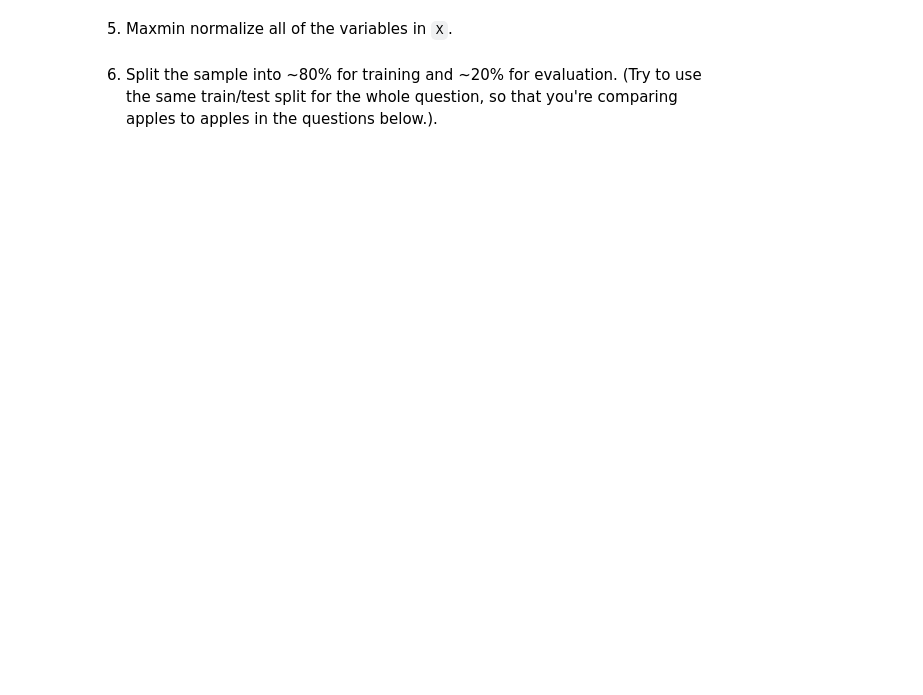
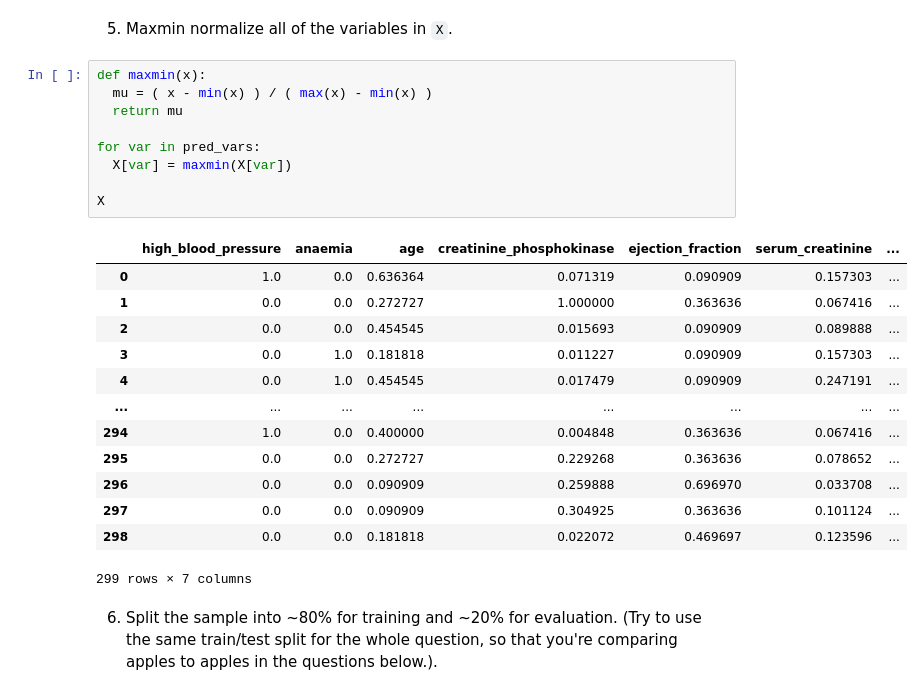
Before and after one commit to JulianKrese/knn, a Jupyter notebook: assignment_knn.ipynb, the cells around one changed output. Saved outputs shown, nothing was run; the diff lists cells and outputs as text; blank space fills up the shorter version.

```diff
--- a/assignment_knn.ipynb
+++ b/assignment_knn.ipynb
@@ -202,4 +273,27 @@ df.head()
 # %% [markdown]
 5. Maxmin normalize all of the variables in `X`.
+# %%
+def maxmin(x):
+  mu = ( x - min(x) ) / ( max(x) - min(x) )
+  return mu
+
+for var in pred_vars:
+  X[var] = maxmin(X[var])
+
+X
+# %% [output]
+|  | high_blood_pressure | anaemia | age | creatinine_phosphokinase | ejection_fraction | serum_creatinine | ... |
+| 0 | 1.0 | 0.0 | 0.636364 | 0.071319 | 0.090909 | 0.157303 | ... |
+| 1 | 0.0 | 0.0 | 0.272727 | 1.000000 | 0.363636 | 0.067416 | ... |
+| 2 | 0.0 | 0.0 | 0.454545 | 0.015693 | 0.090909 | 0.089888 | ... |
+| 3 | 0.0 | 1.0 | 0.181818 | 0.011227 | 0.090909 | 0.157303 | ... |
+| 4 | 0.0 | 1.0 | 0.454545 | 0.017479 | 0.090909 | 0.247191 | ... |
+| ... | ... | ... | ... | ... | ... | ... | ... |
+| 294 | 1.0 | 0.0 | 0.400000 | 0.004848 | 0.363636 | 0.067416 | ... |
+| 295 | 0.0 | 0.0 | 0.272727 | 0.229268 | 0.363636 | 0.078652 | ... |
+| 296 | 0.0 | 0.0 | 0.090909 | 0.259888 | 0.696970 | 0.033708 | ... |
+| 297 | 0.0 | 0.0 | 0.090909 | 0.304925 | 0.363636 | 0.101124 | ... |
+| 298 | 0.0 | 0.0 | 0.181818 | 0.022072 | 0.469697 | 0.123596 | ... |
+299 rows × 7 columns
 # %% [markdown]
 6. Split the sample into ~80% for training and ~20% for evaluation. (Try to use the same train/test split for the whole question, so that you're comparing apples to apples in the questions below.).
```
Also changed, not shown: parts of 8 cells of this notebook.
